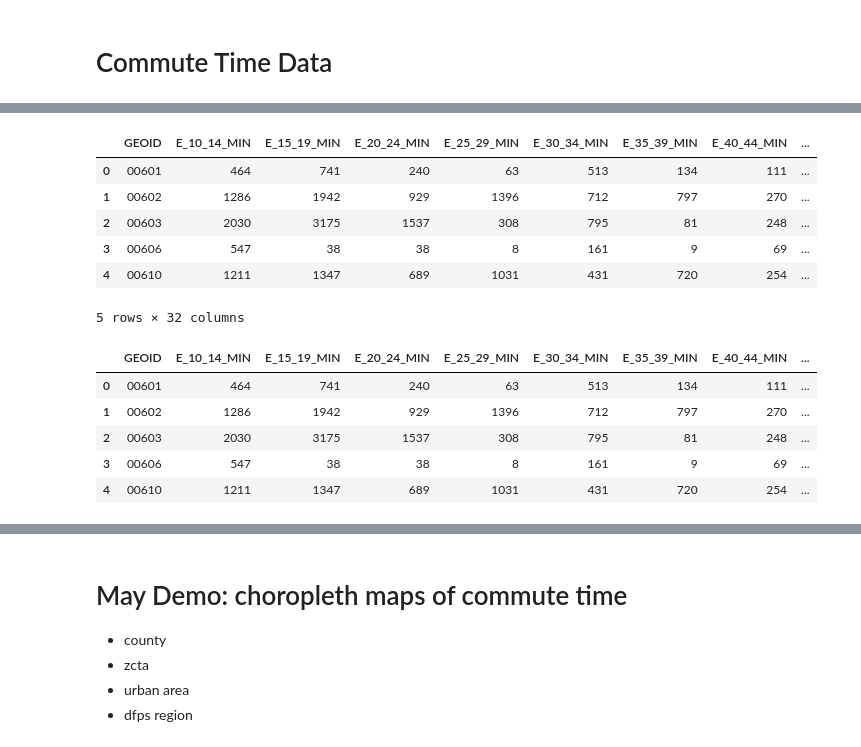
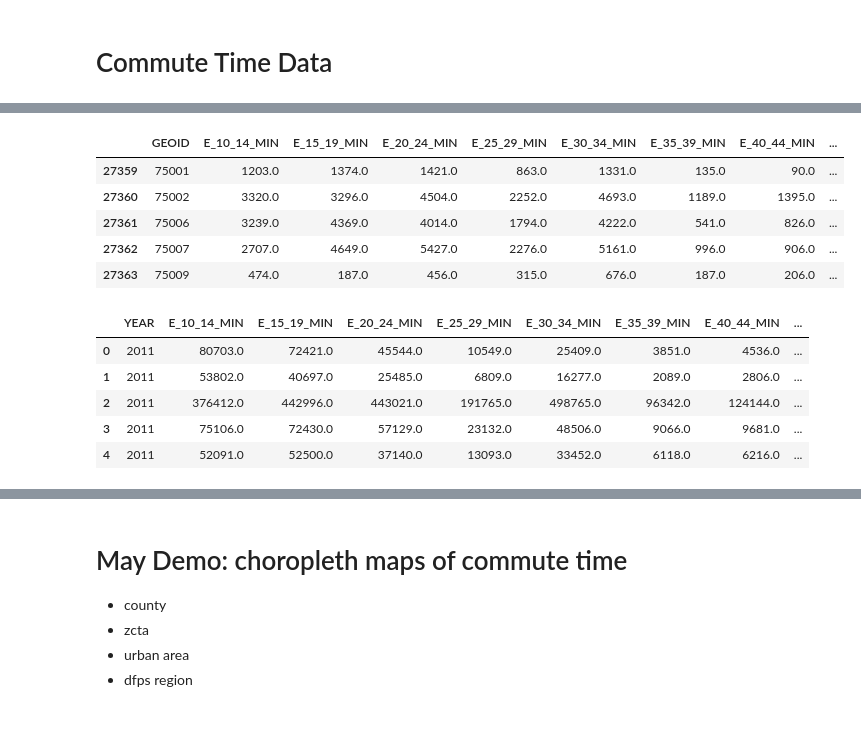
Before and after one commit to kellypierce/demographic-toolkit, a Jupyter notebook: svi_agg_v2.ipynb, the cells around one changed output, grey strips where cells are left out. Cells and saved outputs as stored; diff of their text form; code cells hidden in the pictures.

```diff
--- a/svi_agg_v2.ipynb
+++ b/svi_agg_v2.ipynb
@@ -533,8 +409,7 @@ commute_2019 = aggregate_svi(
     urban='/Users/kpierce/CooksProTX/acs_commute_data/commute_2019_urban_area_vars_may2021_20210506034629.csv',
     county='/Users/kpierce/CooksProTX/acs_commute_data/commute_2019_county_vars_may2021_20210506034350.csv',
     cbsa='/Users/kpierce/CooksProTX/acs_commute_data/commute_2019_metropolitan_statistical_area_micropolitan_statistical_area_vars_may2021_20210506034409.csv',
-    tract='/Users/kpierce/CooksProTX/acs_commute_data/commute_2019_tract_vars_may2021_20210506034559.csv',
-    dfps=True
+    tract='/Users/kpierce/CooksProTX/acs_commute_data/commute_2019_tract_vars_may2021_20210506034559.csv'
 )
 
 commute_2018 = aggregate_svi(
@@ -543,8 +418,7 @@ commute_2018 = aggregate_svi(
     urban='/Users/kpierce/CooksProTX/acs_commute_data/commute_2018_urban_area_vars_may2021_20210506030216.csv',
     county='/Users/kpierce/CooksProTX/acs_commute_data/commute_2018_county_vars_may2021_20210506025946.csv',
     cbsa='/Users/kpierce/CooksProTX/acs_commute_data/commute_2018_metropolitan_statistical_area_micropolitan_statistical_area_vars_may2021_20210506030003.csv',
-    tract='/Users/kpierce/CooksProTX/acs_commute_data/commute_2018_tract_vars_may2021_20210506030150.csv',
-    dfps=True
+    tract='/Users/kpierce/CooksProTX/acs_commute_data/commute_2018_tract_vars_may2021_20210506030150.csv'
 )
 
 commute_2017 = aggregate_svi(
@@ -553,8 +427,7 @@ commute_2017 = aggregate_svi(
     urban='/Users/kpierce/CooksProTX/acs_commute_data/commute_2017_urban_area_vars_may2021_20210506025743.csv',
     county='/Users/kpierce/CooksProTX/acs_commute_data/commute_2017_county_vars_may2021_20210506025501.csv',
     cbsa='/Users/kpierce/CooksProTX/acs_commute_data/commute_2017_metropolitan_statistical_area_micropolitan_statistical_area_vars_may2021_20210506025518.csv',
-    tract='/Users/kpierce/CooksProTX/acs_commute_data/commute_2017_tract_vars_may2021_20210506025716.csv',
-    dfps=True
+    tract='/Users/kpierce/CooksProTX/acs_commute_data/commute_2017_tract_vars_may2021_20210506025716.csv'
 )
 
 commute_2016 = aggregate_svi(
@@ -563,8 +436,7 @@ commute_2016 = aggregate_svi(
     urban='/Users/kpierce/CooksProTX/acs_commute_data/commute_2016_urban_area_vars_may2021_20210506021332.csv',
     county='/Users/kpierce/CooksProTX/acs_commute_data/commute_2016_county_vars_may2021_20210506021059.csv',
     cbsa='/Users/kpierce/CooksProTX/acs_commute_data/commute_2016_metropolitan_statistical_area_micropolitan_statistical_area_vars_may2021_20210506021121.csv',
-    tract='/Users/kpierce/CooksProTX/acs_commute_data/commute_2016_tract_vars_may2021_20210506021307.csv',
-    dfps=True
+    tract='/Users/kpierce/CooksProTX/acs_commute_data/commute_2016_tract_vars_may2021_20210506021307.csv'
 )
 
 commute_2015 = aggregate_svi(
@@ -573,8 +445,7 @@ commute_2015 = aggregate_svi(
     urban='/Users/kpierce/CooksProTX/acs_commute_data/commute_2015_urban_area_vars_may2021_20210506012919.csv',
     county='/Users/kpierce/CooksProTX/acs_commute_data/commute_2015_county_vars_may2021_20210506012644.csv',
     cbsa='/Users/kpierce/CooksProTX/acs_commute_data/commute_2015_metropolitan_statistical_area_micropolitan_statistical_area_vars_may2021_20210506012702.csv',
-    tract='/Users/kpierce/CooksProTX/acs_commute_data/commute_2015_tract_vars_may2021_20210506012852.csv',
-    dfps=True
+    tract='/Users/kpierce/CooksProTX/acs_commute_data/commute_2015_tract_vars_may2021_20210506012852.csv'
 )
 
 commute_2014 = aggregate_svi(
@@ -583,8 +454,7 @@ commute_2014 = aggregate_svi(
     urban='/Users/kpierce/CooksProTX/acs_commute_data/commute_2014_urban_area_vars_may2021_20210506004445.csv',
     county='/Users/kpierce/CooksProTX/acs_commute_data/commute_2014_county_vars_may2021_20210506004220.csv',
     cbsa='/Users/kpierce/CooksProTX/acs_commute_data/commute_2014_metropolitan_statistical_area_micropolitan_statistical_area_vars_may2021_20210506004239.csv',
-    tract='/Users/kpierce/CooksProTX/acs_commute_data/commute_2014_tract_vars_may2021_20210506004420.csv',
-    dfps=True
+    tract='/Users/kpierce/CooksProTX/acs_commute_data/commute_2014_tract_vars_may2021_20210506004420.csv'
 )
 
 commute_2013 = aggregate_svi(
@@ -593,8 +463,7 @@ commute_2013 = aggregate_svi(
     urban='/Users/kpierce/CooksProTX/acs_commute_data/commute_2013_urban_area_vars_may2021_20210506000157.csv',
     county='/Users/kpierce/CooksProTX/acs_commute_data/commute_2013_county_vars_may2021_20210505235920.csv',
     cbsa='/Users/kpierce/CooksProTX/acs_commute_data/commute_2013_metropolitan_statistical_area_micropolitan_statistical_area_vars_may2021_20210505235939.csv',
-    tract='/Users/kpierce/CooksProTX/acs_commute_data/commute_2013_tract_vars_may2021_20210506000130.csv',
-    dfps=True
+    tract='/Users/kpierce/CooksProTX/acs_commute_data/commute_2013_tract_vars_may2021_20210506000130.csv'
 )
 
 commute_2012 = aggregate_svi(
@@ -603,8 +472,7 @@ commute_2012 = aggregate_svi(
     urban='/Users/kpierce/CooksProTX/acs_commute_data/commute_2012_urban_area_vars_may2021_20210505231847.csv',
     county='/Users/kpierce/CooksProTX/acs_commute_data/commute_2012_county_vars_may2021_20210505231614.csv',
     cbsa='/Users/kpierce/CooksProTX/acs_commute_data/commute_2012_metropolitan_statistical_area_micropolitan_statistical_area_vars_may2021_20210505231632.csv',
-    tract='/Users/kpierce/CooksProTX/acs_commute_data/commute_2012_tract_vars_may2021_20210505231821.csv',
-    dfps=True
+    tract='/Users/kpierce/CooksProTX/acs_commute_data/commute_2012_tract_vars_may2021_20210505231821.csv'
 )
 
 commute_2011 = aggregate_svi(
@@ -613,6 +481,5 @@ commute_2011 = aggregate_svi(
     urban='/Users/kpierce/CooksProTX/acs_commute_data/commute_2011_urban_area_vars_may2021_20210505231403.csv',
     county='/Users/kpierce/CooksProTX/acs_commute_data/commute_2011_county_vars_may2021_20210505231130.csv',
     cbsa='/Users/kpierce/CooksProTX/acs_commute_data/commute_2011_metropolitan_statistical_area_micropolitan_statistical_area_vars_may2021_20210505231150.csv',
-    tract='/Users/kpierce/CooksProTX/acs_commute_data/commute_2011_tract_vars_may2021_20210505231337.csv',
-    dfps=True
+    tract='/Users/kpierce/CooksProTX/acs_commute_data/commute_2011_tract_vars_may2021_20210505231337.csv'
 )
@@ -629,19 +502,33 @@ c2011 = commute_time_pct_bins(commute_2011)
+# %%
+com_dfs = [commute_2011, commute_2012, commute_2013, commute_2014, commute_2015, commute_2016, commute_2017, commute_2018, commute_2019]
+com_dfps = []
+for df in com_dfs:
+
+    county_df = df[df['GEO_TYPE'] == 'county']
+
+    # sum all the "E_" (estimate) columns
+    agg_columns = [i for i in county_df.columns if 'E_' in i]
+    com_dfps.append(dfps_agg(county_df, agg_columns))
+
+com_total_df = pd.concat(com_dfs)
+com_dfps_df = pd.concat(com_dfps).drop('DFPS_Region', axis=1)
+
+final_com = pd.concat([com_total_df, com_dfps_df])
 # %%
-c2019.head()
+final_com.head()
 # %% [output]
 |  | GEOID | E_10_14_MIN | E_15_19_MIN | E_20_24_MIN | E_25_29_MIN | E_30_34_MIN | E_35_39_MIN | E_40_44_MIN | ... |
-| 0 | 00601 | 464 | 741 | 240 | 63 | 513 | 134 | 111 | ... |
-| 1 | 00602 | 1286 | 1942 | 929 | 1396 | 712 | 797 | 270 | ... |
-| 2 | 00603 | 2030 | 3175 | 1537 | 308 | 795 | 81 | 248 | ... |
-| 3 | 00606 | 547 | 38 | 38 | 8 | 161 | 9 | 69 | ... |
-| 4 | 00610 | 1211 | 1347 | 689 | 1031 | 431 | 720 | 254 | ... |
+| 27359 | 75001 | 1203.0 | 1374.0 | 1421.0 | 863.0 | 1331.0 | 135.0 | 90.0 | ... |
+| 27360 | 75002 | 3320.0 | 3296.0 | 4504.0 | 2252.0 | 4693.0 | 1189.0 | 1395.0 | ... |
+| 27361 | 75006 | 3239.0 | 4369.0 | 4014.0 | 1794.0 | 4222.0 | 541.0 | 826.0 | ... |
+| 27362 | 75007 | 2707.0 | 4649.0 | 5427.0 | 2276.0 | 5161.0 | 996.0 | 906.0 | ... |
+| 27363 | 75009 | 474.0 | 187.0 | 456.0 | 315.0 | 676.0 | 187.0 | 206.0 | ... |
-5 rows × 32 columns
 # %%
-commute_2019.head()
+com_dfps_df.head()
 # %% [output]
-|  | GEOID | E_10_14_MIN | E_15_19_MIN | E_20_24_MIN | E_25_29_MIN | E_30_34_MIN | E_35_39_MIN | E_40_44_MIN | ... |
-| 0 | 00601 | 464 | 741 | 240 | 63 | 513 | 134 | 111 | ... |
-| 1 | 00602 | 1286 | 1942 | 929 | 1396 | 712 | 797 | 270 | ... |
-| 2 | 00603 | 2030 | 3175 | 1537 | 308 | 795 | 81 | 248 | ... |
-| 3 | 00606 | 547 | 38 | 38 | 8 | 161 | 9 | 69 | ... |
-| 4 | 00610 | 1211 | 1347 | 689 | 1031 | 431 | 720 | 254 | ... |
+|  | YEAR | E_10_14_MIN | E_15_19_MIN | E_20_24_MIN | E_25_29_MIN | E_30_34_MIN | E_35_39_MIN | E_40_44_MIN | ... |
+| 0 | 2011 | 80703.0 | 72421.0 | 45544.0 | 10549.0 | 25409.0 | 3851.0 | 4536.0 | ... |
+| 1 | 2011 | 53802.0 | 40697.0 | 25485.0 | 6809.0 | 16277.0 | 2089.0 | 2806.0 | ... |
+| 2 | 2011 | 376412.0 | 442996.0 | 443021.0 | 191765.0 | 498765.0 | 96342.0 | 124144.0 | ... |
+| 3 | 2011 | 75106.0 | 72430.0 | 57129.0 | 23132.0 | 48506.0 | 9066.0 | 9681.0 | ... |
+| 4 | 2011 | 52091.0 | 52500.0 | 37140.0 | 13093.0 | 33452.0 | 6118.0 | 6216.0 | ... |
```
Also changed, not shown: parts of 78 cells of this notebook, 3 other files.
